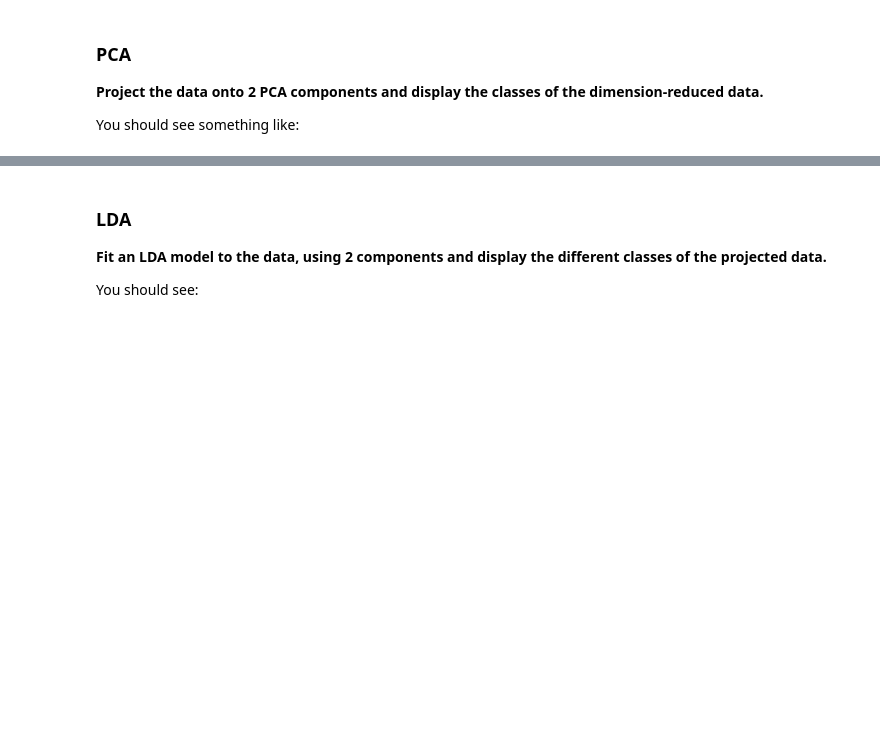
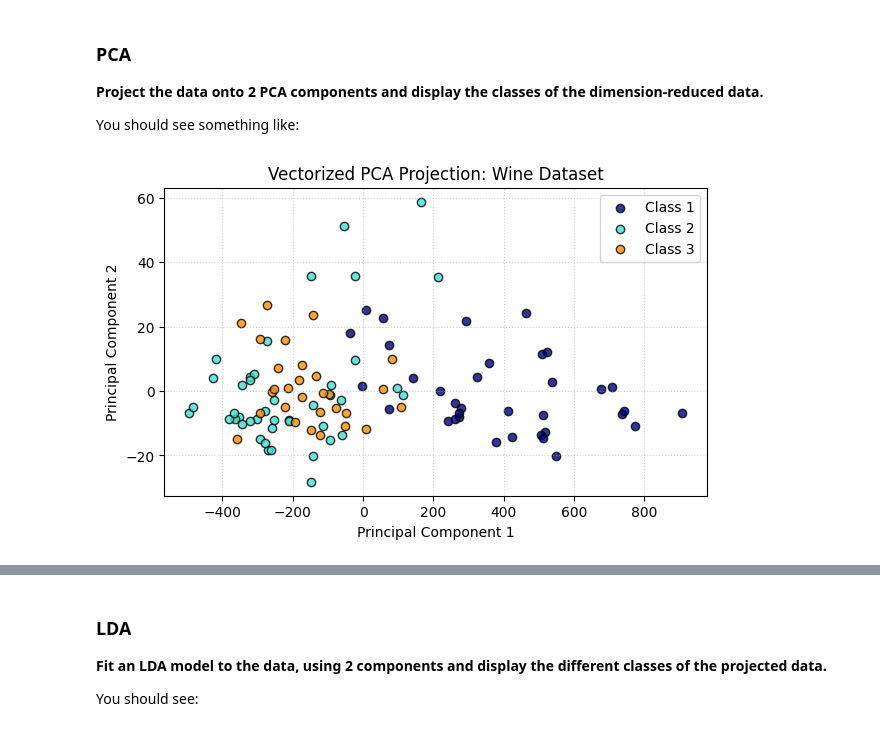
Before and after one commit to mudgician/cs315, a Jupyter notebook: assign1/src/assign1.ipynb, the cells around one changed output, grey strips where cells are left out. Cells and saved outputs as stored; diff of their text form; code cells hidden in the pictures; blank space fills up the shorter version.

```diff
--- a/assign1/src/assign1.ipynb
+++ b/assign1/src/assign1.ipynb
@@ -420,2 +421,39 @@ You should see something like:
+# %%
+# Insert code to produce the image below\
+
+# 2. PCA Projection
+pcaWine = PCA(n_components=2)
+wine_proj = pcaWine.fit_transform(wine_train)
+
+# 3. Visualization
+plt.figure(figsize=(7,4))
+
+# Define colors
+colors = ['navy', 'turquoise', 'darkorange']
+
+# Adjust labels if they are 1-based [1, 2, 3] to be 0-based [0, 1, 2]
+# This prevents IndexError when indexing the colors list
+plot_labels = wine_train_labels - np.min(wine_train_labels)
+
+# Correct the scatter call to use wine_proj
+for i, color in enumerate(colors):
+    plt.scatter(
+        wine_proj[plot_labels == i, 0],
+        wine_proj[plot_labels == i, 1],
+        c=color,
+        label=f'Class {i + np.min(wine_train_labels)}',
+        edgecolors='k',
+        alpha=0.8
+    )
+
+plt.xlabel('Principal Component 1')
+plt.ylabel('Principal Component 2')
+plt.title('Vectorized PCA Projection: Wine Dataset')
+plt.legend()
+plt.grid(True, linestyle=':', alpha=0.6)
+
+plt.show()
+# %% [output]
+[figure, added]
 # %%
 display(Image(filename='../resources/images/Wine_PCA.png'))
```
Also changed, not shown: parts of 21 cells of this notebook, 1 other file.
